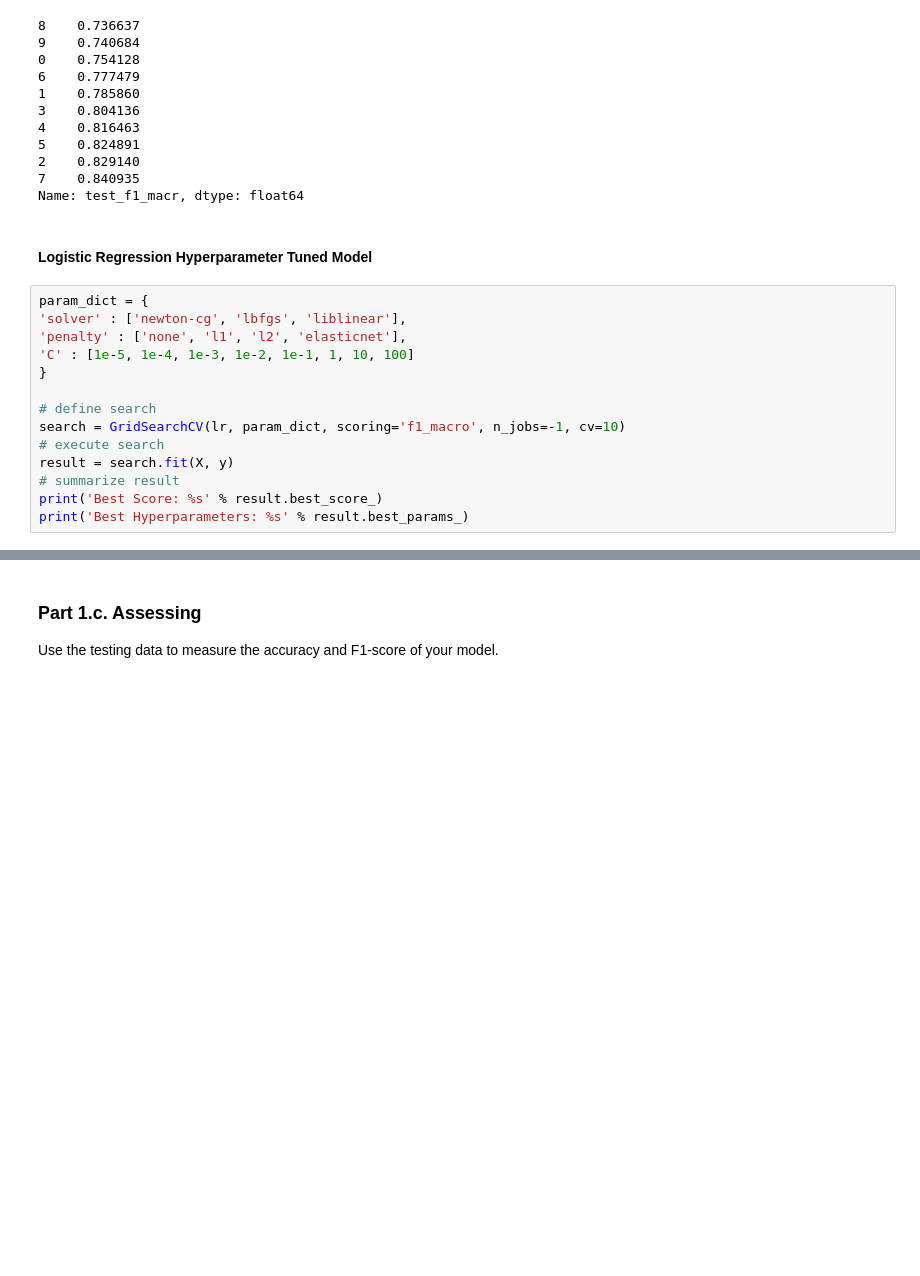
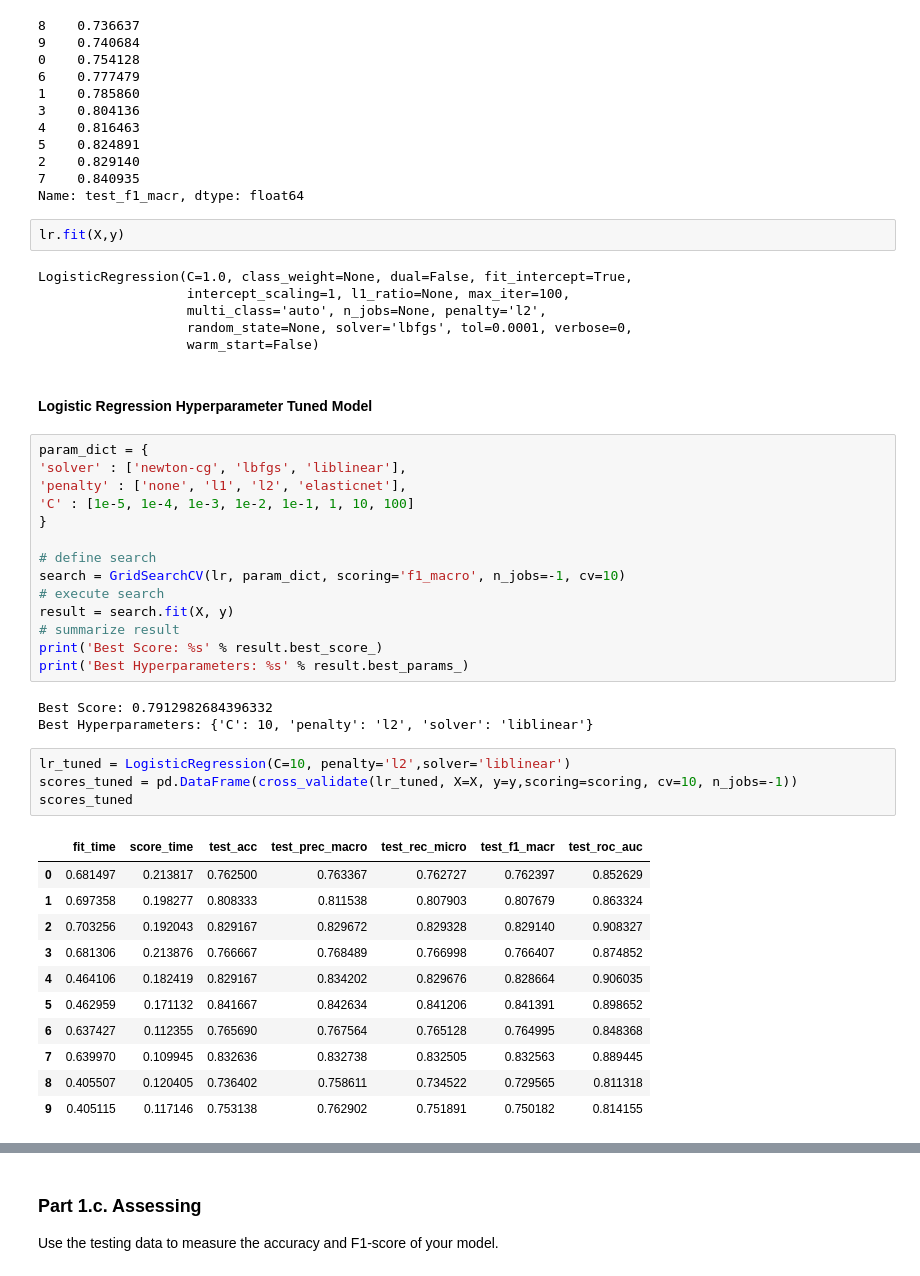
Before and after one commit to gopala-goyal/bigdata-nlp-ind, a Jupyter notebook: 22S_865.ipynb, the cells around one changed output, grey strips where cells are left out. Saved outputs shown, nothing was run; the diff lists cells and outputs as text; blank space fills up the shorter version.

Commit message:
Added Hyperparameter Tuning

```diff
--- a/22S_865.ipynb
+++ b/22S_865.ipynb
@@ -242,6 +242,14 @@ scores.test_f1_macr.sort_values()
 2    0.829140
 7    0.840935
 Name: test_f1_macr, dtype: float64
+# %%
+lr.fit(X,y)
+# %% [output]
+LogisticRegression(C=1.0, class_weight=None, dual=False, fit_intercept=True,
+                   intercept_scaling=1, l1_ratio=None, max_iter=100,
+                   multi_class='auto', n_jobs=None, penalty='l2',
+                   random_state=None, solver='lbfgs', tol=0.0001, verbose=0,
+                   warm_start=False)
 # %% [markdown]
 #### Logistic Regression Hyperparameter Tuned Model
 # %%
@@ -258,3 +266,22 @@ result = search.fit(X, y)
 # summarize result
 print('Best Score: %s' % result.best_score_)
 print('Best Hyperparameters: %s' % result.best_params_)
+# %% [output]
+Best Score: 0.7912982684396332
+Best Hyperparameters: {'C': 10, 'penalty': 'l2', 'solver': 'liblinear'}
+# %%
+lr_tuned = LogisticRegression(C=10, penalty='l2',solver='liblinear')
+scores_tuned = pd.DataFrame(cross_validate(lr_tuned, X=X, y=y,scoring=scoring, cv=10, n_jobs=-1))
+scores_tuned
+# %% [output]
+|  | fit_time | score_time | test_acc | test_prec_macro | test_rec_micro | test_f1_macr | test_roc_auc |
+| 0 | 0.681497 | 0.213817 | 0.762500 | 0.763367 | 0.762727 | 0.762397 | 0.852629 |
+| 1 | 0.697358 | 0.198277 | 0.808333 | 0.811538 | 0.807903 | 0.807679 | 0.863324 |
+| 2 | 0.703256 | 0.192043 | 0.829167 | 0.829672 | 0.829328 | 0.829140 | 0.908327 |
+| 3 | 0.681306 | 0.213876 | 0.766667 | 0.768489 | 0.766998 | 0.766407 | 0.874852 |
+| 4 | 0.464106 | 0.182419 | 0.829167 | 0.834202 | 0.829676 | 0.828664 | 0.906035 |
+| 5 | 0.462959 | 0.171132 | 0.841667 | 0.842634 | 0.841206 | 0.841391 | 0.898652 |
+| 6 | 0.637427 | 0.112355 | 0.765690 | 0.767564 | 0.765128 | 0.764995 | 0.848368 |
+| 7 | 0.639970 | 0.109945 | 0.832636 | 0.832738 | 0.832505 | 0.832563 | 0.889445 |
+| 8 | 0.405507 | 0.120405 | 0.736402 | 0.758611 | 0.734522 | 0.729565 | 0.811318 |
+| 9 | 0.405115 | 0.117146 | 0.753138 | 0.762902 | 0.751891 | 0.750182 | 0.814155 |
```
Also changed, not shown: parts of 3 cells of this notebook.
